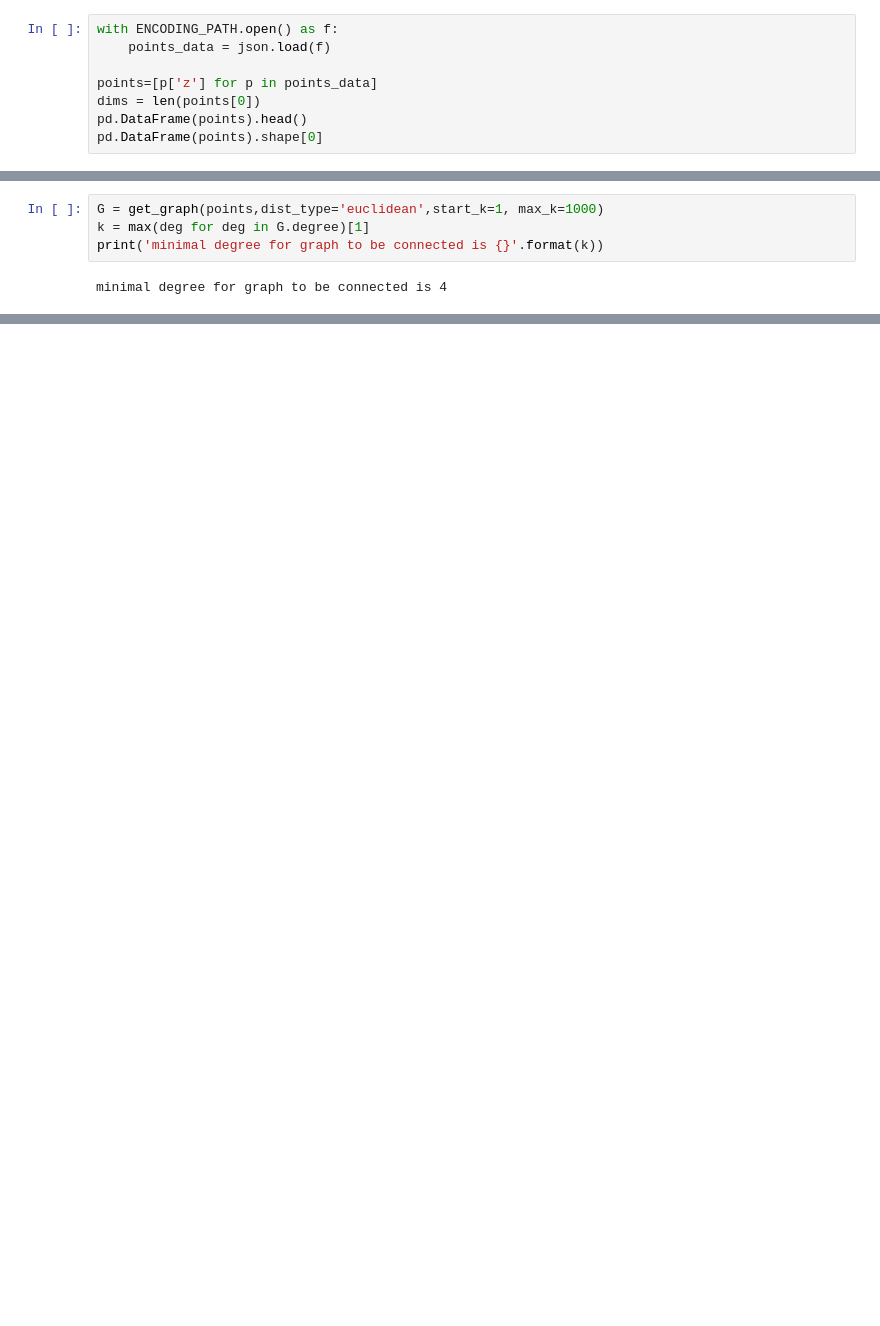
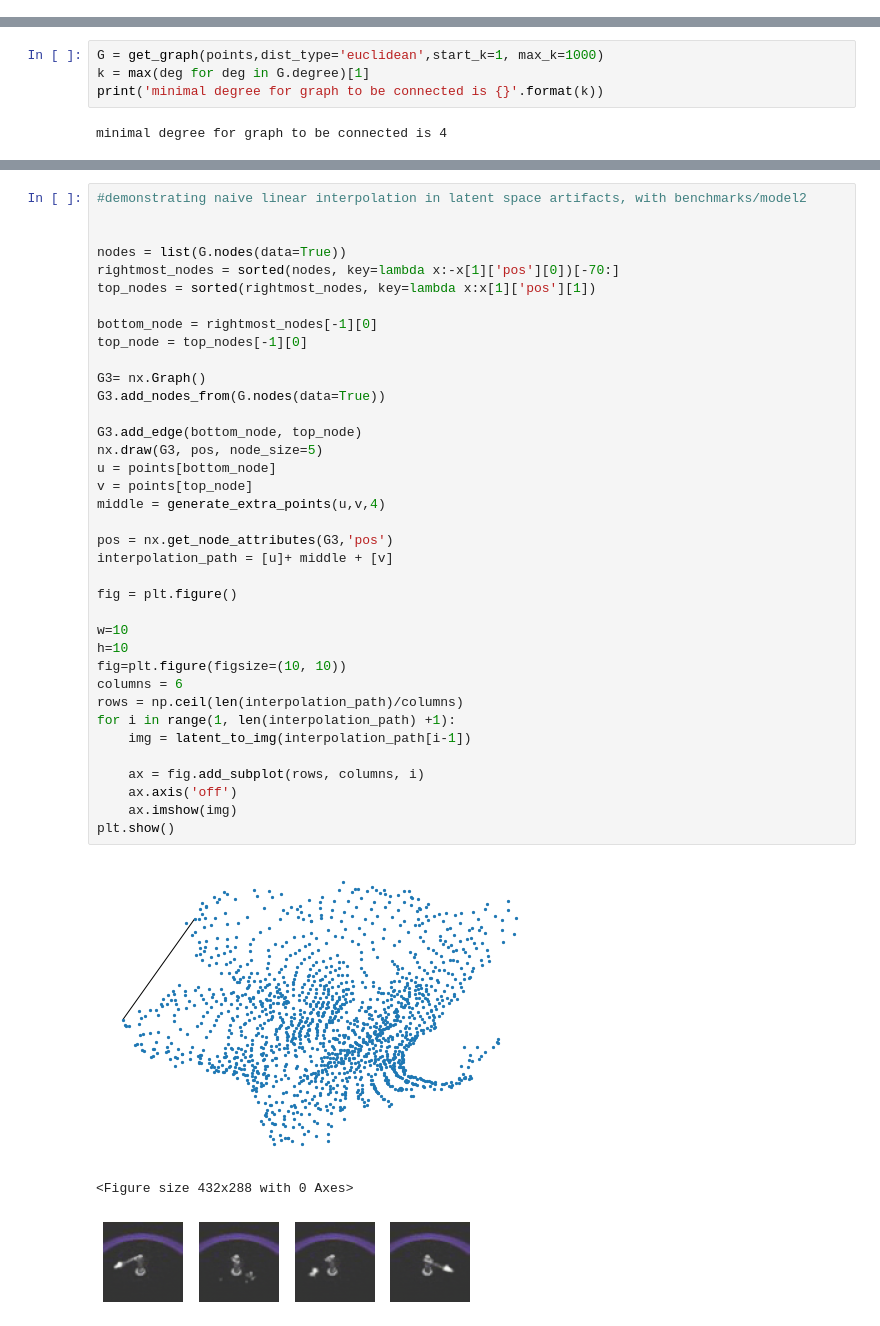
Before and after one commit to Iddoyadlin/DeepLearningCS3598, a Jupyter notebook: graph.ipynb, the cells around one changed output, grey strips where cells are left out. Saved outputs shown, nothing was run; the diff lists cells and outputs as text; blank space fills up the shorter version.

```diff
--- a/graph.ipynb
+++ b/graph.ipynb
@@ -20,8 +14,0 @@ CONFIG_PATH= BASE_PATH / Path('config.json')
-# %%
-with ENCODING_PATH.open() as f:
-    points_data = json.load(f)
-
-points=[p['z'] for p in points_data]
-dims = len(points[0])
-pd.DataFrame(points).head()
-pd.DataFrame(points).shape[0]
@@ -270,0 +353,41 @@ plt.show()
+# %%
+#demonstrating naive linear interpolation in latent space artifacts, with benchmarks/model2
+
+
+nodes = list(G.nodes(data=True))
+rightmost_nodes = sorted(nodes, key=lambda x:-x[1]['pos'][0])[-70:]
+top_nodes = sorted(rightmost_nodes, key=lambda x:x[1]['pos'][1])
+
+bottom_node = rightmost_nodes[-1][0]
+top_node = top_nodes[-1][0]
+
+G3= nx.Graph()
+G3.add_nodes_from(G.nodes(data=True))
+
+G3.add_edge(bottom_node, top_node)
+nx.draw(G3, pos, node_size=5)
+u = points[bottom_node]
+v = points[top_node]
+middle = generate_extra_points(u,v,4)
+
+pos = nx.get_node_attributes(G3,'pos')
+interpolation_path = [u]+ middle + [v]
+
+fig = plt.figure()
+
+w=10
+h=10
+fig=plt.figure(figsize=(10, 10))
+columns = 6
+rows = np.ceil(len(interpolation_path)/columns)
+for i in range(1, len(interpolation_path) +1):
+    img = latent_to_img(interpolation_path[i-1])
+
+    ax = fig.add_subplot(rows, columns, i)
+    ax.axis('off')
+    ax.imshow(img)
+plt.show()
+# %% [output]
+[figure, added]
+<Figure size 432x288 with 0 Axes>
+[figure, added]
```
Also changed, not shown: parts of 19 cells of this notebook, 1 other file.
